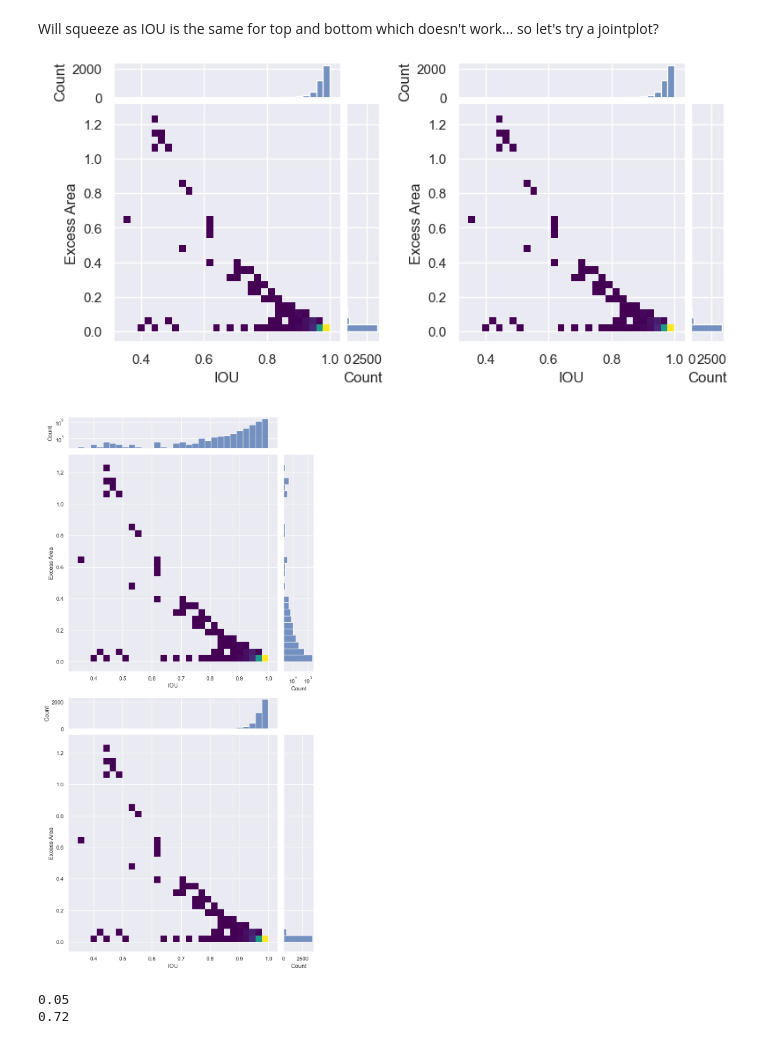
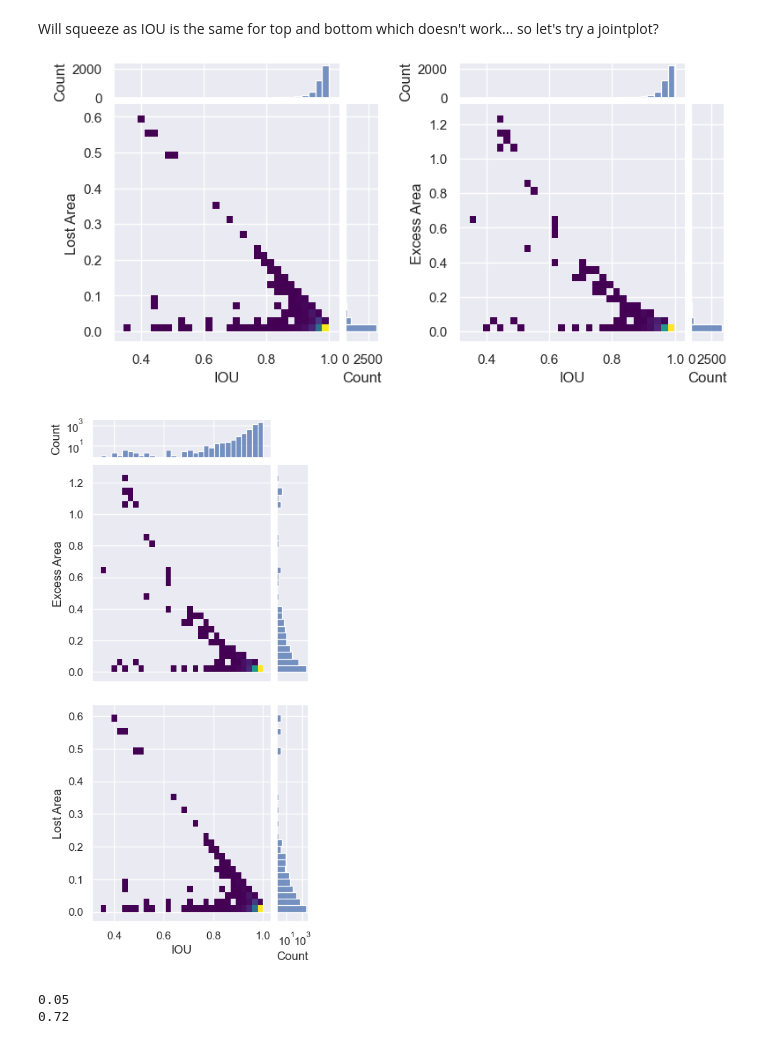
Before and after one commit to ReadingTimeMachine/digitization_at_high_localization, a Jupyter notebook: iou_vs_metrics_of_interest.ipynb, the cells around one changed output. Saved outputs shown, nothing was run; the diff lists cells and outputs as text; code cells hidden in the pictures.

Commit message:
joints

```diff
--- a/iou_vs_metrics_of_interest.ipynb
+++ b/iou_vs_metrics_of_interest.ipynb
@@ -686,4 +686,8 @@ class SeabornFig2Grid():
 # %%
 mask = excess_figs > -1
 x = ious_figs[mask]; y = excess_figs[mask]
-df1 = pd.DataFrame({'IOU':x, 'Excess Area':y})
+dfe = pd.DataFrame({'IOU':x, 'Excess Area':y})
+
+mask = loss_figs > -1
+x = ious_figs[mask]; y = loss_figs[mask]
+dfl = pd.DataFrame({'IOU':x, 'Lost Area':y})
@@ -694,10 +700,10 @@ df = pd.DataFrame(dict(
 
 #g0 = sns.lmplot(data= df, x='Attack', y= 'Defense')
 #g1 = sns.jointplot(data= df, x='Attack', y= 'Defense', kind='scatter',color='purple')
-g1=sns.jointplot(data=df1, x="IOU", y="Excess Area", kind="hist",
+g1=sns.jointplot(data=dfe, x="IOU", y="Excess Area", kind="hist",
                    marginal_kws=dict(bins=30), bins=30, cmap='viridis',
                   marginal_ticks=True)
-g0 =sns.jointplot(data=df1, x="IOU", y="Excess Area", kind="hist",
+g0 =sns.jointplot(data=dfl, x="IOU", y="Lost Area", kind="hist",
                    marginal_kws=dict(bins=30), bins=30, cmap='viridis',
                   marginal_ticks=True)
 
@@ -709,32 +715,45 @@ mg1 = SeabornFig2Grid(g1, fig, gs[1])
 
 gs.tight_layout(fig)
 # %% [output]
-[figure, old version]
+[figure, new version]
 # %%
+#lims = (1.1e1, 3e3)
+ratio = 4
+
 # excess
-ge = sns.jointplot(data=df1, x="IOU", y="Excess Area", kind="hist",
+ge = sns.jointplot(data=dfe, x="IOU", y="Excess Area", kind="hist",
                    marginal_kws=dict(bins=30), bins=30, cmap='viridis',
-                  marginal_ticks=True)
+                  marginal_ticks=True,ratio=ratio)
 
 ge.ax_marg_x.set_yscale('log')
 ge.ax_marg_y.set_xscale('log')
+ge.ax_joint.get_xaxis().set_visible(False)
+ge.ax_marg_y.get_xaxis().set_visible(False)
+#ge.ax_marg_y.set_xlim(lims)
+
 
 # loss
-gl = sns.jointplot(data=df1, x="IOU", y="Excess Area", kind="hist",
+gl = sns.jointplot(data=dfl, x="IOU", y="Lost Area", kind="hist",
                    marginal_kws=dict(bins=30), bins=30, cmap='viridis',
-                  marginal_ticks=True)
-gl.ax_marg_x.remove()
+                  marginal_ticks=True,ratio=ratio)
+#gl.ax_marg_y.set_yscale('log')
+gl.ax_marg_y.set_xscale('log')
+#gl.ax_marg_y.set_xlim(lims)
 
 
-fig = plt.figure(figsize=(8,8*2))
+base = 4
+fig = plt.figure(figsize=(base,base*2))
 gs = gridspec.GridSpec(2,1)
 
 mg0 = SeabornFig2Grid(ge, fig, gs[0])
 mg1 = SeabornFig2Grid(gl, fig, gs[1])
 
+gl.ax_marg_x.remove() # has to be here for REASONS
+gl.ax_marg_y.set_xlim(ge.ax_marg_y.get_xlim())
+
 gs.tight_layout(fig)
 # %% [output]
-[figure, old version]
+[figure, new version]
 # %%
 #plt.axes?
 # %%
```
Also changed, not shown: parts of 1 cell of this notebook.
